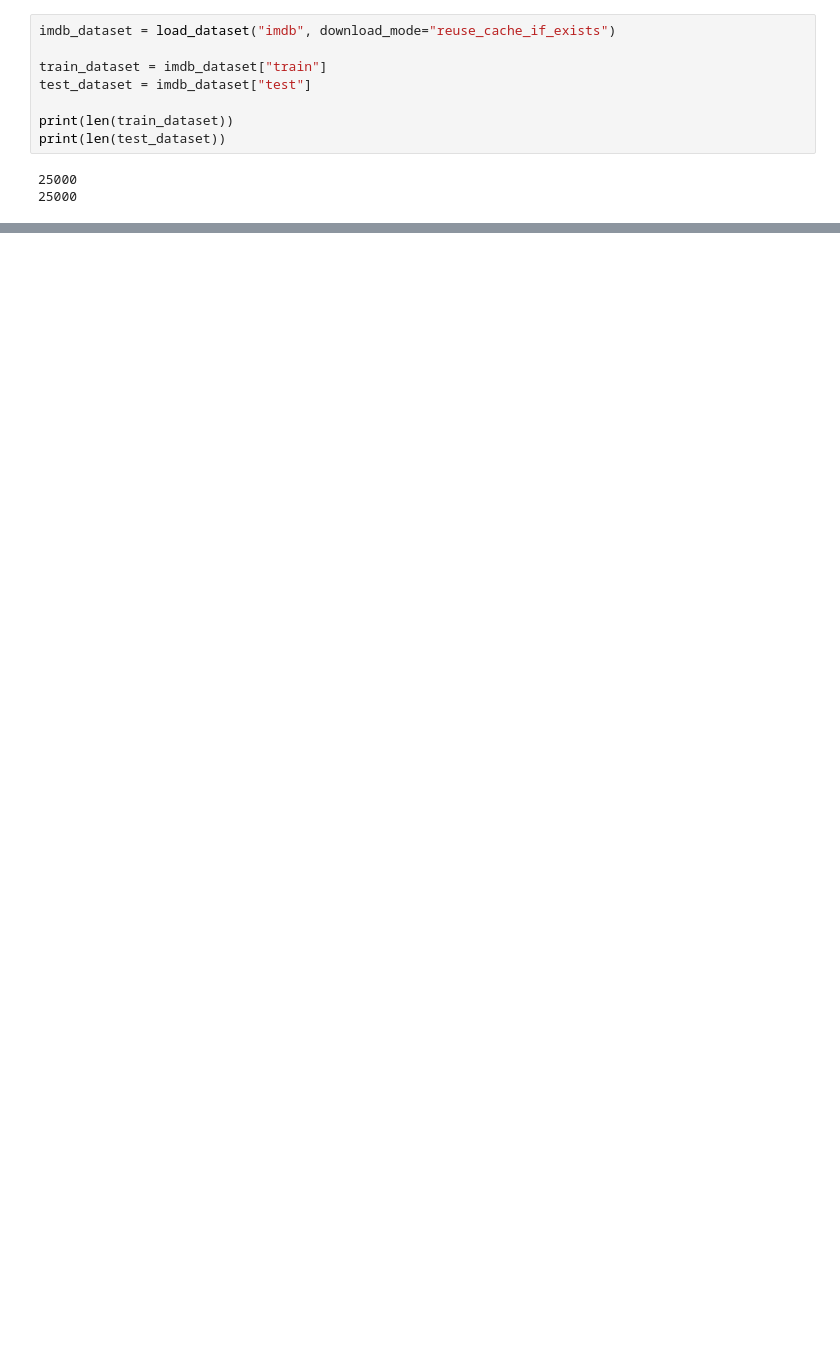
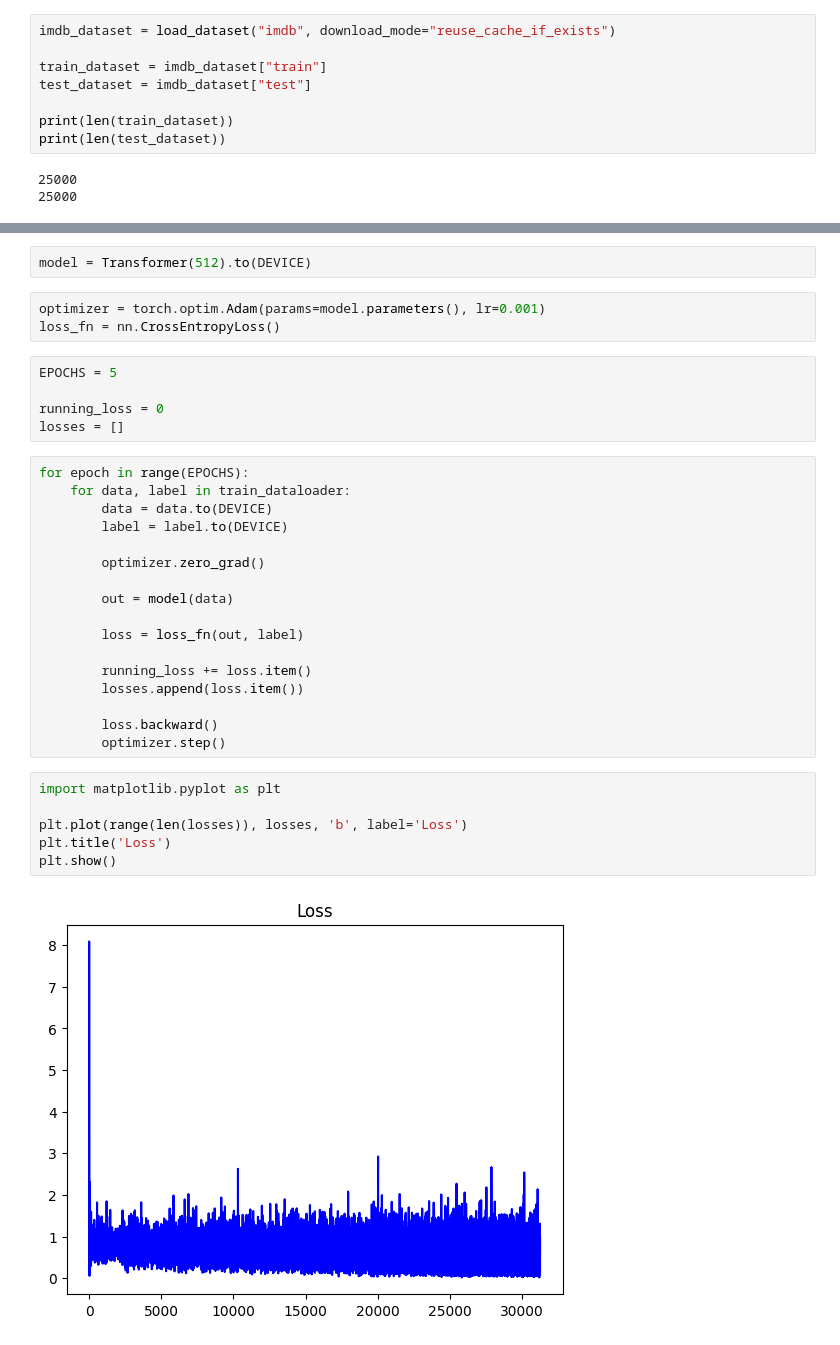
Before and after one commit to luundbr/algos, a Jupyter notebook: transformer.ipynb, the cells around one changed output, grey strips where cells are left out. Cells and saved outputs as stored; diff of their text form; blank space fills up the shorter version.

Commit message:
transformer from scratch

```diff
--- a/transformer.ipynb
+++ b/transformer.ipynb
@@ -87,0 +263,35 @@ class PositionalEncoding(nn.Module):
+# %%
+model = Transformer(512).to(DEVICE)
+# %%
+optimizer = torch.optim.Adam(params=model.parameters(), lr=0.001)
+loss_fn = nn.CrossEntropyLoss()
+# %%
+EPOCHS = 5
+
+running_loss = 0
+losses = []
+# %%
+for epoch in range(EPOCHS):
+    for data, label in train_dataloader:
+        data = data.to(DEVICE)
+        label = label.to(DEVICE)
+
+        optimizer.zero_grad()
+
+        out = model(data)
+
+        loss = loss_fn(out, label)
+
+        running_loss += loss.item()
+        losses.append(loss.item())
+
+        loss.backward()
+        optimizer.step()
+# %%
+import matplotlib.pyplot as plt
+
+plt.plot(range(len(losses)), losses, 'b', label='Loss')
+plt.title('Loss')
+plt.show()
+# %% [output]
+[figure, added]
```
Also changed, not shown: parts of 16 cells of this notebook.
